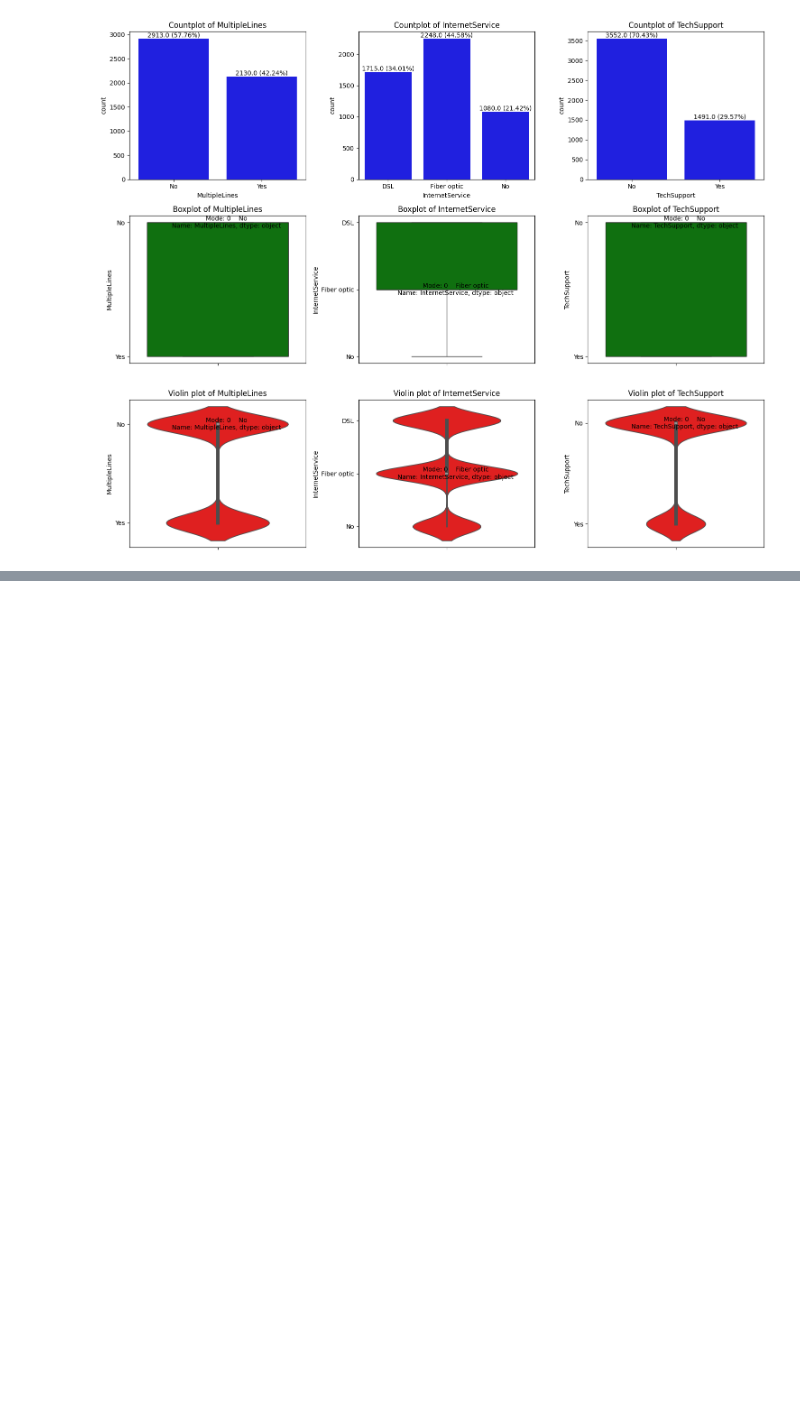
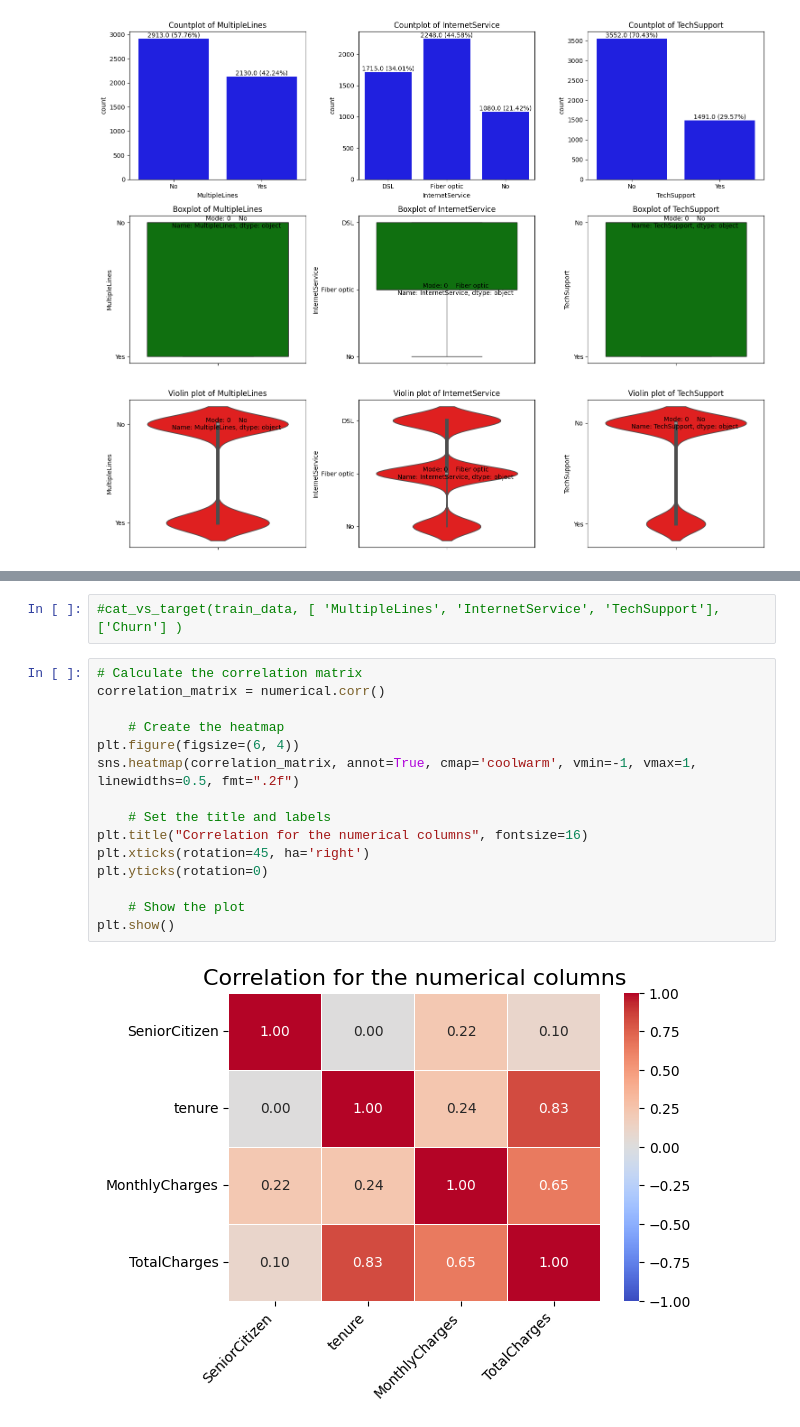
Before and after one commit to AninFreddy01/scalework_repo, a Jupyter notebook: tutorial_assignments/Telco_churn.ipynb, the cells around one changed output, grey strips where cells are left out. Saved outputs shown, nothing was run; the diff lists cells and outputs as text; blank space fills up the shorter version.

```diff
--- a/tutorial_assignments/Telco_churn.ipynb
+++ b/tutorial_assignments/Telco_churn.ipynb
@@ -670,0 +708,19 @@ visualize_categoricals(train_data, [ 'MultipleLines', 'InternetService', 'TechSu
+# %%
+#cat_vs_target(train_data, [ 'MultipleLines', 'InternetService', 'TechSupport'], ['Churn'] )
+# %%
+# Calculate the correlation matrix
+correlation_matrix = numerical.corr()
+
+    # Create the heatmap
+plt.figure(figsize=(6, 4))
+sns.heatmap(correlation_matrix, annot=True, cmap='coolwarm', vmin=-1, vmax=1, linewidths=0.5, fmt=".2f")
+
+    # Set the title and labels
+plt.title("Correlation for the numerical columns", fontsize=16)
+plt.xticks(rotation=45, ha='right')
+plt.yticks(rotation=0)
+
+    # Show the plot
+plt.show()
+# %% [output]
+[figure, added]
```
Also changed, not shown: parts of 3 cells of this notebook.
